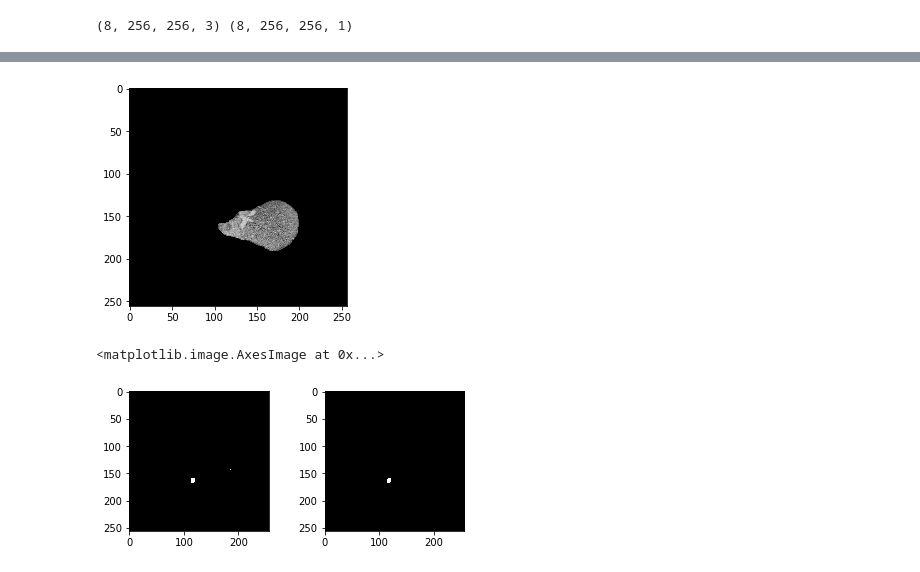
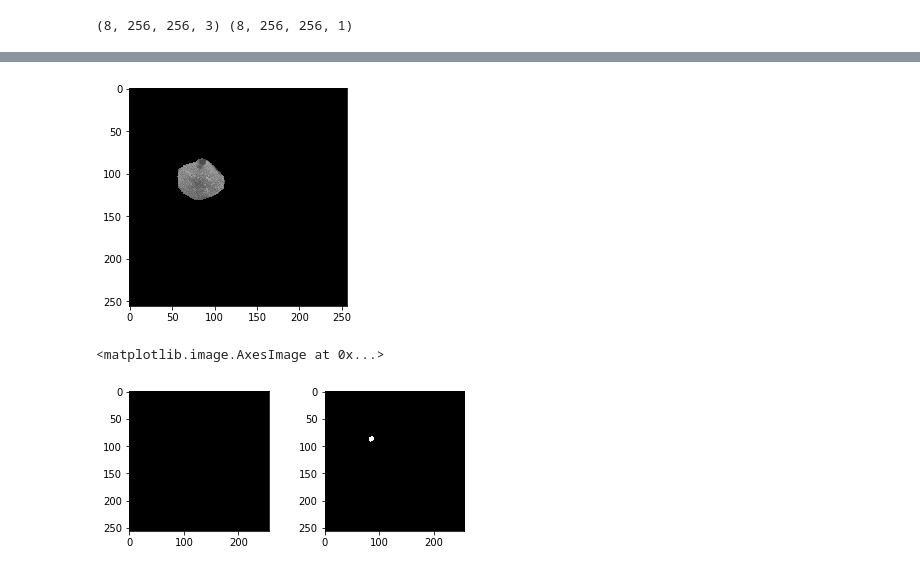
Before and after one commit to AmirZaghloul/Liver-Tumor-Segmentation-using-CNNs, a Jupyter notebook: tumor_CNN.ipynb, the cells around one changed output, grey strips where cells are left out. Cells and saved outputs as stored; diff of their text form; code cells hidden in the pictures.

```diff
--- a/tumor_CNN.ipynb
+++ b/tumor_CNN.ipynb
@@ -178,7 +178,7 @@ class DataGen(keras.utils.Sequence):
 image_size =  256
 train_path = "train"
 batch_size = 8
-epochs = 2
+epochs = 10
 ## Training Ids
 images = []
 for file in os.listdir(os.path.join(train_path, "patients")):
@@ -188,14 +188,14 @@ print(len(images))
 
 
 ## Validation Data Size
-val_data_size = 5000
+val_data_size = 200
 
 valid_ids = images[:val_data_size]
 train_ids = images[val_data_size:]
 
 # partition = len(train_ids_all)//5
 # offset = 2
-
+print(train_ids[23])
 # train_ids = train_ids_all[:partition*offset] #subset
 # print(len(train_ids))
 # %% [output]
@@ -434,14 +445,14 @@ model.save_weights("tumor_weights_final.h5")
 
 # del model
 # %%
-x, y = valid_gen.__getitem__(3)
+x, y = valid_gen.__getitem__(2)
 result = model.predict(x)
 
 # result = result > 0.5
 
 imshow(x[1])
 # %% [output]
-[figure, old version]
+[figure, new version]
 # %%
 fig = plt.figure()
 fig.subplots_adjust(hspace=0.4, wspace=0.4)
@@ -453,7 +464,7 @@ ax = fig.add_subplot(1, 2, 2)
 ax.imshow(np.reshape(result[1]*255, (image_size, image_size)), cmap="gray")
 # %% [output]
 <matplotlib.image.AxesImage at 0x...>
-[figure, old version]
+[figure, new version]
 # %%
 print(result.shape)
 true_cnt = 0
```
Also changed, not shown: parts of 8 cells of this notebook.
